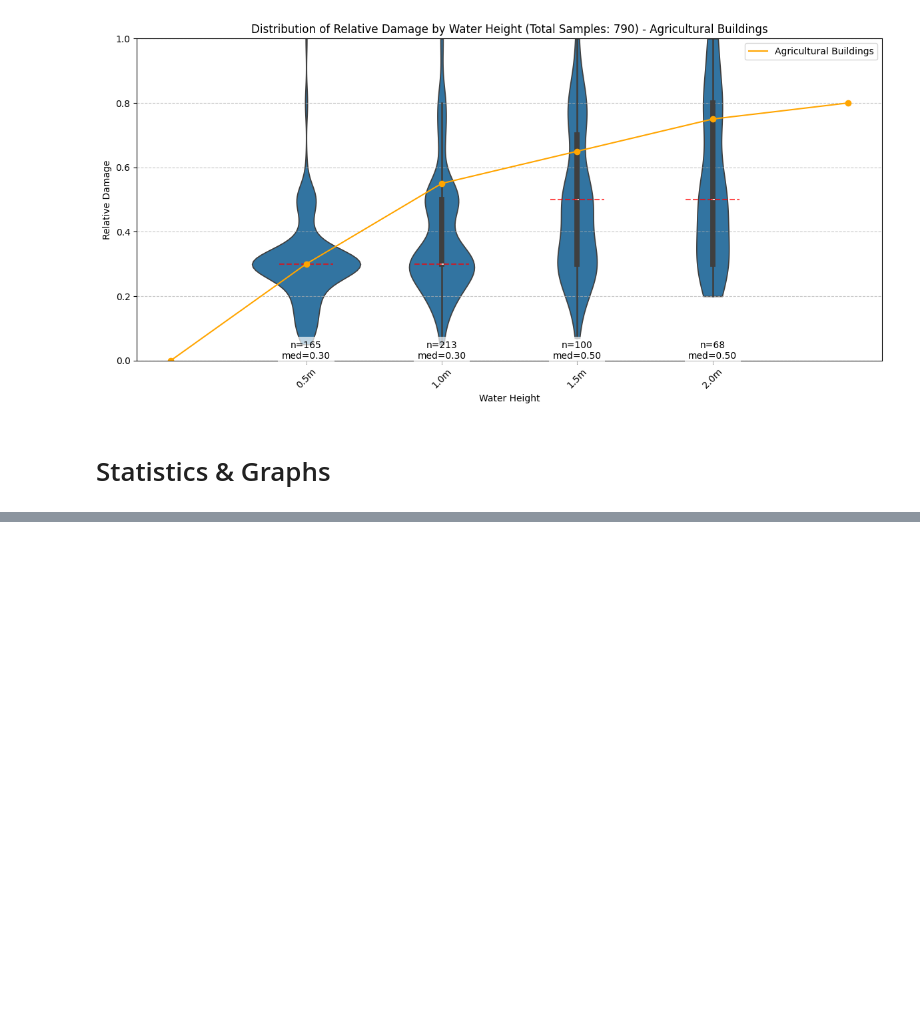
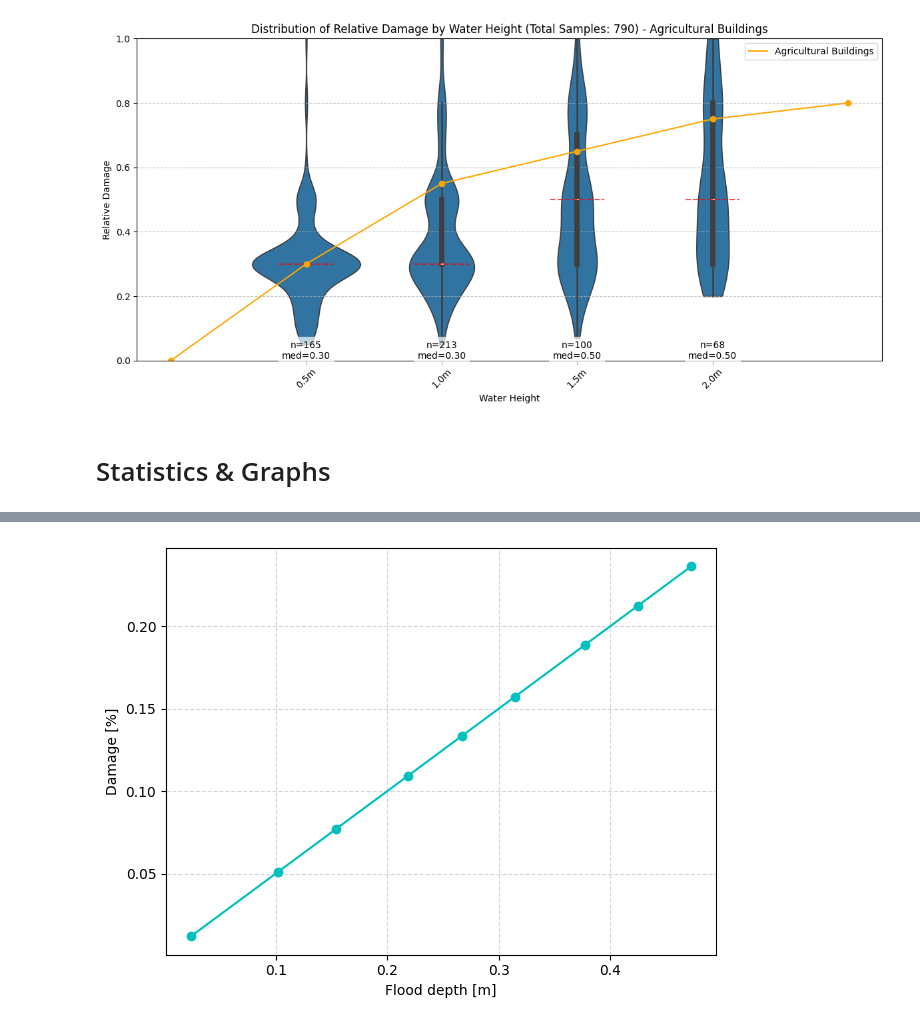
Before and after one commit to KubeljK/cvar-masters, a Jupyter notebook: notebooks/010-kk-compare-damage-functions.ipynb, the cells around one changed output, grey strips where cells are left out. Drawn from its saved outputs; the diff is of its cells as text; code cells hidden in the pictures; blank space fills up the shorter version.

```diff
--- a/notebooks/010-kk-compare-damage-functions.ipynb
+++ b/notebooks/010-kk-compare-damage-functions.ipynb
@@ -356,0 +367,13 @@ plt.legend()
+# %%
+litija_1 = {
+    "lng": 14.836790,
+    "lat": 46.060307
+}
+litija_2 = {
+    "lng": 14.821837,
+    "lat": 46.056977
+}
+# %%
+data, request = get_wri_and_si_hazard_data(litija_2)
+fig = plot_wri_and_si_hazard_data(data, request)#, x_axis="AEP")
+fig.show()
@@ -356,0 +397,16 @@ plt.legend()
+# %%
+return_periods = data["items"][0]["intensity_curve_set"][0]["index_values"]
+exceeded_probabilities = [1 / rp for rp in return_periods]
+depths = data["items"][0]["intensity_curve_set"][0]["intensities"]
+damage_fractions = [get_damage_fraction(depth) for depth in depths]
+
+value = 100000 # 100k EUR
+damage_total = [value * df for df in damage_fractions]
+
+
+print("return_periods: ", return_periods)
+print("exceeded_probabilities: ", exceeded_probabilities)
+
+print("depths: ", depths)
+print("damage_fractions: ", damage_fractions)
+print("damage_total: ", damage_total)
@@ -356,0 +419,18 @@ plt.legend()
+# %%
+def bplot(x, y, xlabel, ylabel, logx: bool = False, color="c"):
+    plt.plot(x, y, "o", color=color)
+    plt.plot(x, y, color=color)
+
+    plt.xlabel(xlabel)
+    plt.ylabel(ylabel)
+    if logx:
+        plt.xscale("log")
+
+    # Add grid lines for both x and y axes
+    plt.grid(True, axis="y", linestyle="--", alpha=0.5)
+    plt.grid(True, axis="x", which="both",  linestyle="--", alpha=0.5)
+    plt.tight_layout()
+# %%
+bplot(depths, damage_fractions, "Flood depth [m]", "Damage [%]")
+# %% [output]
+[figure, added]
```
Also changed, not shown: parts of 14 cells of this notebook, 50 other files.
